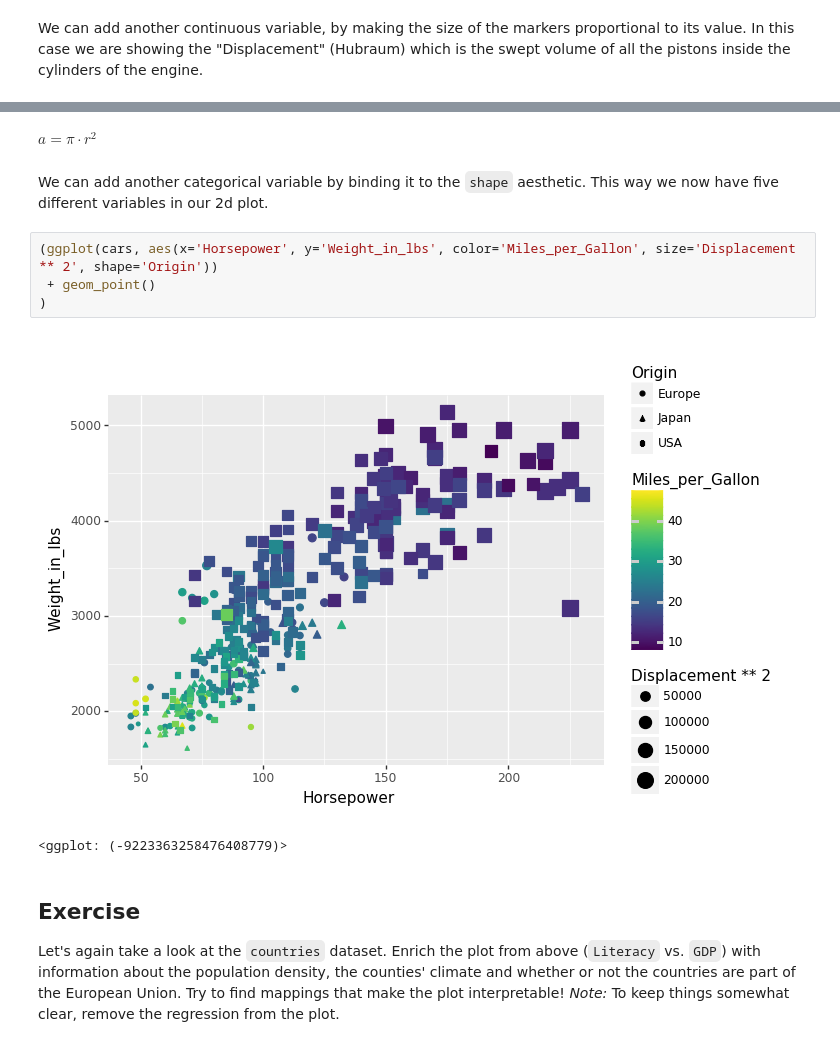
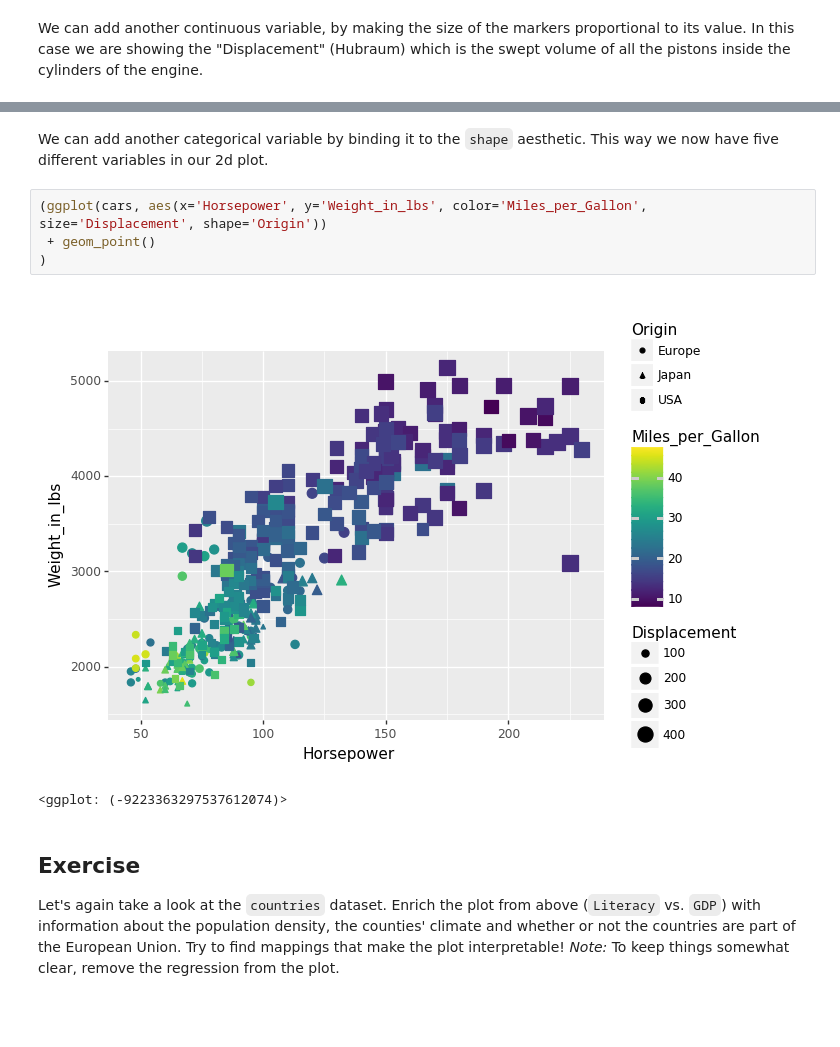
Before and after one commit to scientificprogrammingUOS/lectures, a Jupyter notebook: week11-Statistical-Visualization/lecture.ipynb, the cells around one changed output, grey strips where cells are left out. Drawn from its saved outputs; the diff is of its cells as text; blank space fills up the shorter version.

```diff
--- a/week11-Statistical-Visualization/lecture.ipynb
+++ b/week11-Statistical-Visualization/lecture.ipynb
@@ -514,14 +537,12 @@ For the `size` aesthetic it can make sense to square the variable, so the **area
-# %% [markdown]
-$a = \pi \cdot r^2$
 # %% [markdown]
 We can add another categorical variable by binding it to the `shape` aesthetic. This way we now have five different variables in our 2d plot.
 # %%
-(ggplot(cars, aes(x='Horsepower', y='Weight_in_lbs', color='Miles_per_Gallon', size='Displacement ** 2', shape='Origin'))
+(ggplot(cars, aes(x='Horsepower', y='Weight_in_lbs', color='Miles_per_Gallon', size='Displacement', shape='Origin'))
  + geom_point()
 )
 # %% [output]
-[figure, old version]
+[figure, new version]
-<ggplot: (-9223363258476408779)>
+<ggplot: (-9223363297537612074)>
 # %% [markdown]
 ## Exercise
 Let's again take a look at the `countries` dataset. Enrich the plot from above (`Literacy` vs. `GDP`) with information about the population density, the counties' climate and whether or not the countries are part of the European Union. Try to find mappings that make the plot interpretable! *Note:* To keep things somewhat clear, remove the regression from the plot.
```
Also changed, not shown: parts of 54 cells of this notebook, 1 other file.
